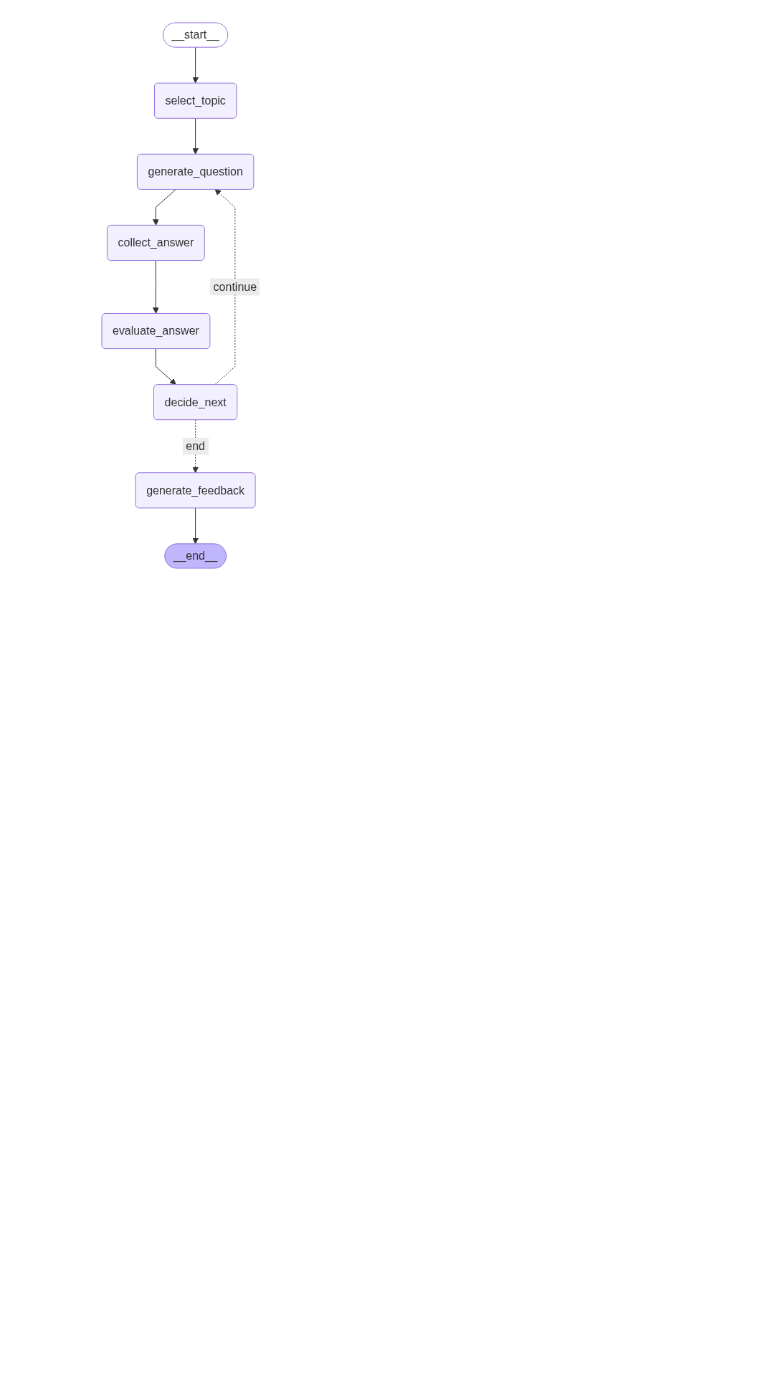
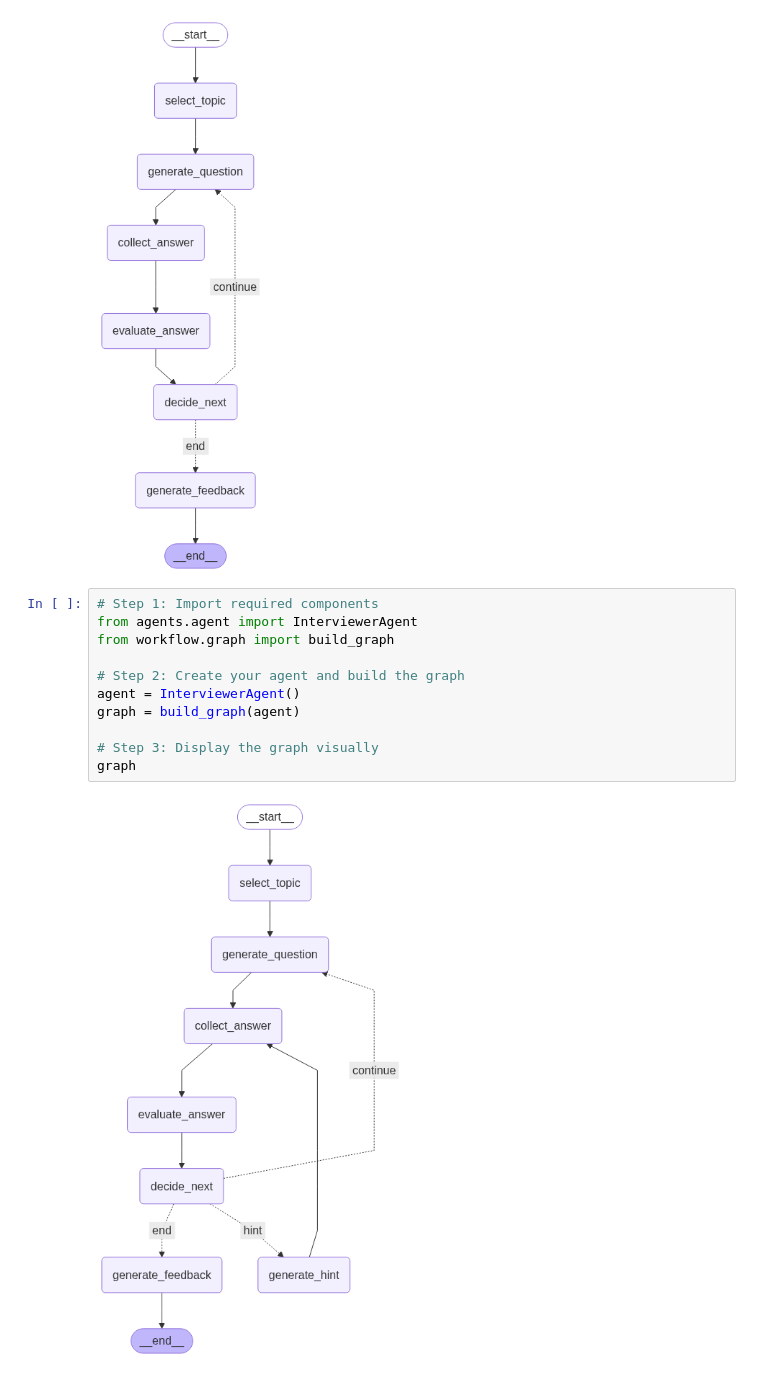
Before and after one commit to gunavathi8/ai-interviewer, a Jupyter notebook: graph.ipynb, the cells around one changed output. Cells and saved outputs as stored; diff of their text form; blank space fills up the shorter version.

```diff
--- a/graph.ipynb
+++ b/graph.ipynb
@@ -13,3 +13,16 @@ graph2 = build_graph(agent2)
 graph2
 # %% [output]
 [figure]
+# %%
+# Step 1: Import required components
+from agents.agent import InterviewerAgent
+from workflow.graph import build_graph
+
+# Step 2: Create your agent and build the graph
+agent = InterviewerAgent()
+graph = build_graph(agent)
+
+# Step 3: Display the graph visually
+graph
+# %% [output]
+[figure, added]
```
Also changed, not shown: 12 other files.
